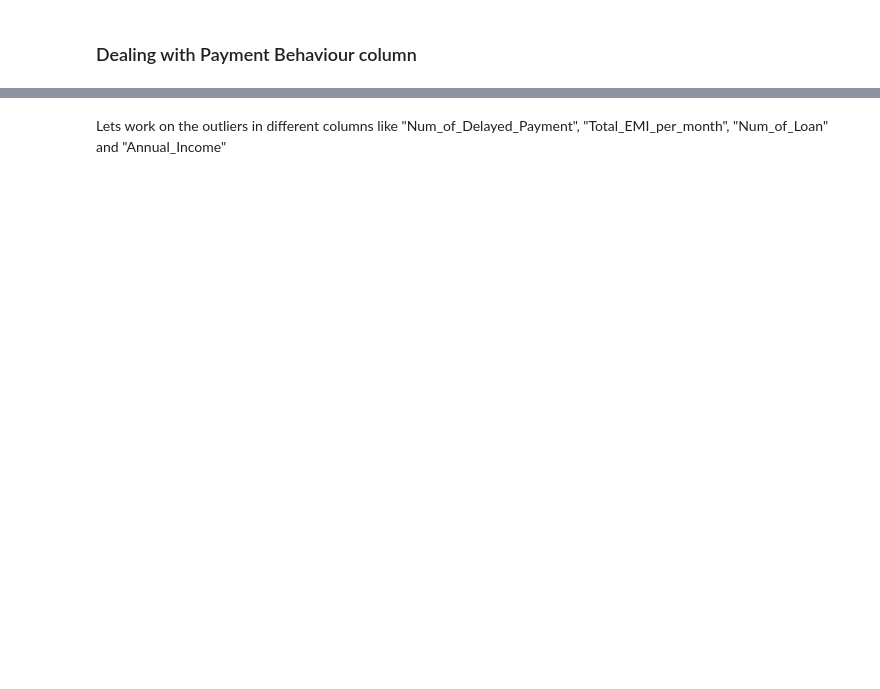
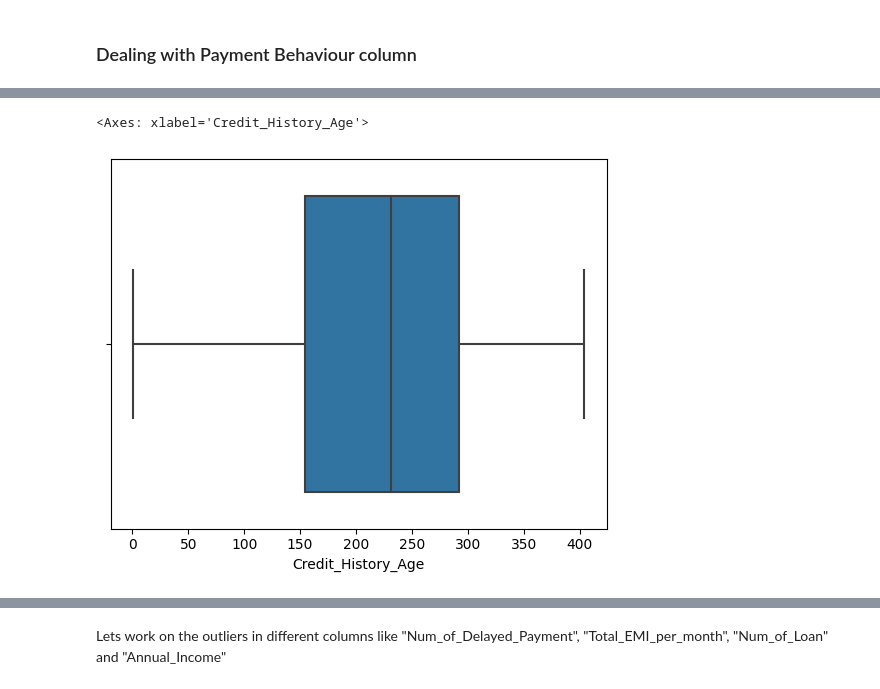
Before and after one commit to tanvimathur11/DDA, a Jupyter notebook: DDA_cleaning-Rough.ipynb, the cells around one changed output, grey strips where cells are left out. Saved outputs shown, nothing was run; the diff lists cells and outputs as text; code cells hidden in the pictures; blank space fills up the shorter version.

```diff
--- a/DDA_cleaning-Rough.ipynb
+++ b/DDA_cleaning-Rough.ipynb
@@ -717,0 +1107,5 @@ counting_occupation = final_dataset['Occupation'].value_counts(dropna=False)
+# %%
+sns.boxplot(x=final_dataset_encoded_2['Credit_History_Age'])
+# %% [output]
+<Axes: xlabel='Credit_History_Age'>
+[figure, added]
```
Also changed, not shown: parts of 92 cells of this notebook.
